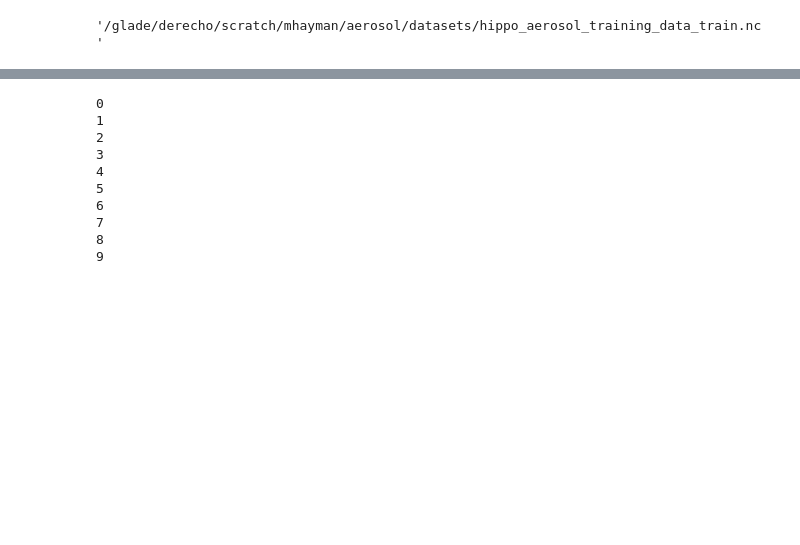
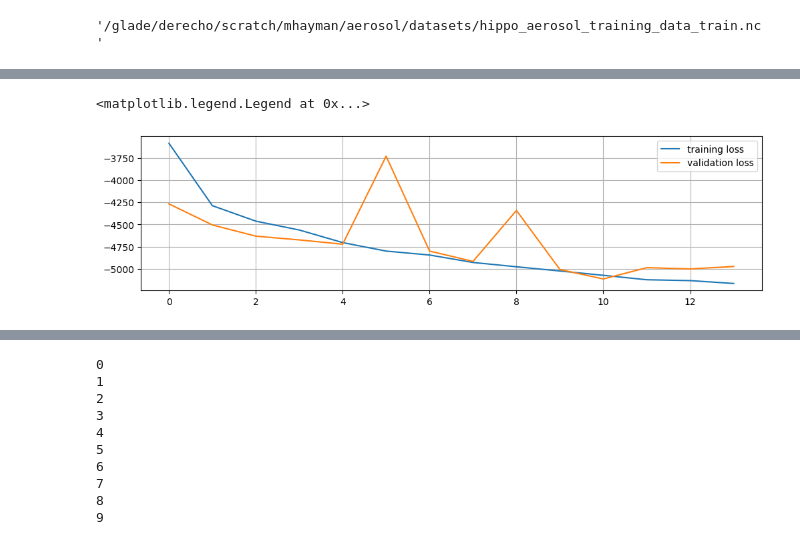
Before and after one commit to NCAR/aerosol-scattering, a Jupyter notebook: scripts/casper/TrainPolyPDFNN.ipynb, the cells around one changed output, grey strips where cells are left out. Drawn from its saved outputs; the diff is of its cells as text; code cells hidden in the pictures; blank space fills up the shorter version.

```diff
--- a/scripts/casper/TrainPolyPDFNN.ipynb
+++ b/scripts/casper/TrainPolyPDFNN.ipynb
@@ -1077,20 +1091,22 @@ print("Done")
 # %%
-fig,ax = plt.subplots(2,1,figsize=(12,6))
-ax[0].plot(result['train_loss'],label=
-           'total')
-# ax[0].plot(loss_dct['train_ref_loss'],label='reference')
-# ax[0].plot(np.array(loss_dct['train_kld'])*kld_weight,label='KLD')
-# ax[0].plot(loss_dct['train_pois'],label='Poisson')
-ax[0].grid(visible=True)
-ax[0].legend()
+fig,ax = plt.subplots(1,1,figsize=(12,3))
+# ax.plot(result['train_loss'],label=
+#            'total')
+ax.plot(trainer.results_dict['train_loss'],label='training loss')
+ax.plot(trainer.results_dict['valid_loss'],label='validation loss')
+ax.grid(visible=True)
+ax.legend()
 # ax[0].set_yscale('log')
 # ax[0].set_ylim([-1e-5,1e-5])
 
-ax[1].plot(result['valid_loss'],label='total')
-# ax[1].plot(loss_dct['vld_ref_loss'],label='reference')
-# ax[1].plot(np.array(loss_dct['vld_kld'])*kld_weight,label='KLD')
-# ax[1].plot(loss_dct['vld_pois'],label='Poisson')
-ax[1].grid(visible=True)
-ax[1].legend()
-# ax[1].set_yscale('log')
-# ax[1].set_ylim([-10,5])
+# ax[1].plot(result['valid_loss'],label='total')
+# # ax[1].plot(loss_dct['vld_ref_loss'],label='reference')
+# # ax[1].plot(np.array(loss_dct['vld_kld'])*kld_weight,label='KLD')
+# # ax[1].plot(loss_dct['vld_pois'],label='Poisson')
+# ax[1].grid(visible=True)
+# ax[1].legend()
+# # ax[1].set_yscale('log')
+# # ax[1].set_ylim([-10,5])
+# %% [output]
+<matplotlib.legend.Legend at 0x...>
+[figure, added]
```
Also changed, not shown: parts of 37 cells of this notebook, 22 other files.
